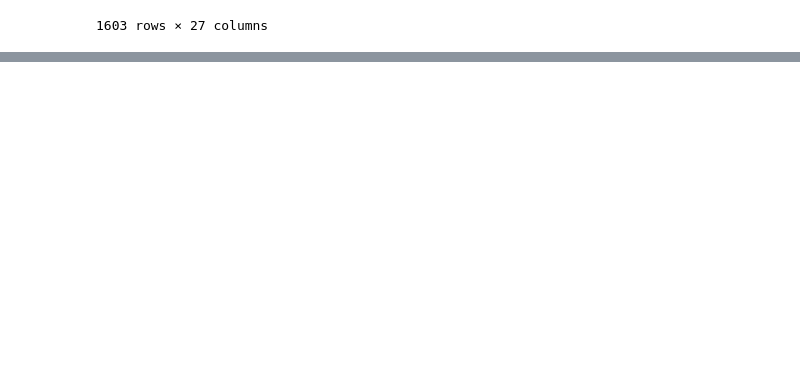
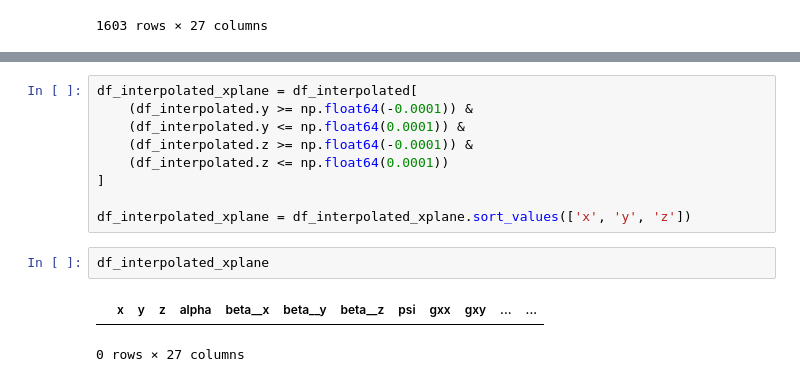
Before and after one commit to TsokarosRelativity/BlackHoleDiskProject, a Jupyter notebook: notebooks/3ddatacheck.ipynb, the cells around one changed output, grey strips where cells are left out. Cells and saved outputs as stored; diff of their text form; blank space fills up the shorter version.

```diff
--- a/notebooks/3ddatacheck.ipynb
+++ b/notebooks/3ddatacheck.ipynb
@@ -152,0 +162,14 @@ for col in list(df_3d.columns)[3:]:
+# %%
+df_interpolated_xplane = df_interpolated[
+    (df_interpolated.y >= np.float64(-0.0001)) &
+    (df_interpolated.y <= np.float64(0.0001)) &
+    (df_interpolated.z >= np.float64(-0.0001)) &
+    (df_interpolated.z <= np.float64(0.0001))
+]
+
+df_interpolated_xplane = df_interpolated_xplane.sort_values(['x', 'y', 'z'])
+# %%
+df_interpolated_xplane
+# %% [output]
+|  | x | y | z | alpha | beta__x | beta__y | beta__z | psi | gxx | gxy | ... | ... |
+0 rows × 27 columns
```
Also changed, not shown: parts of 4 cells of this notebook, 16 other files.
